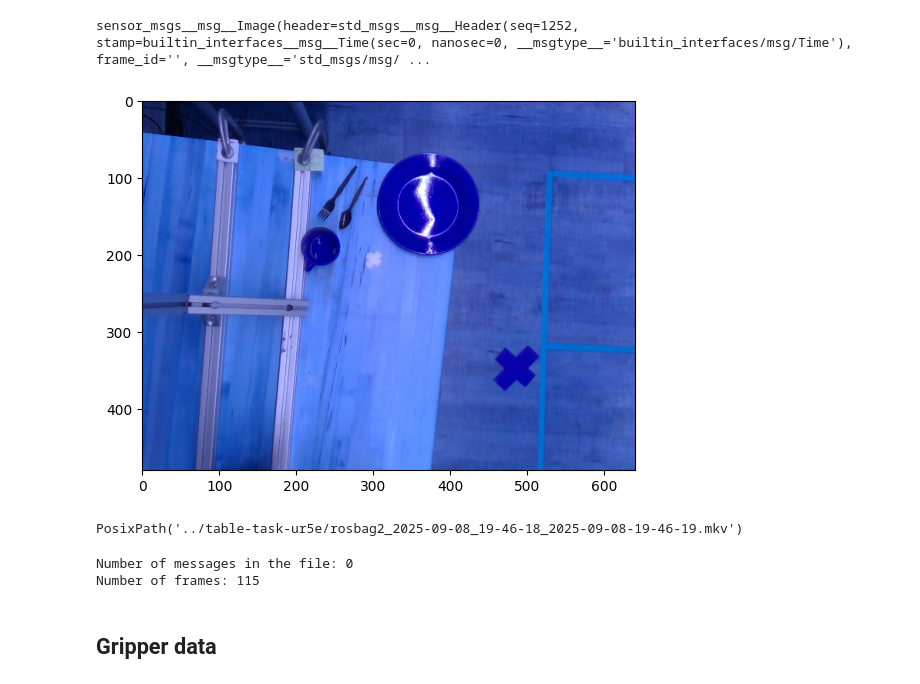
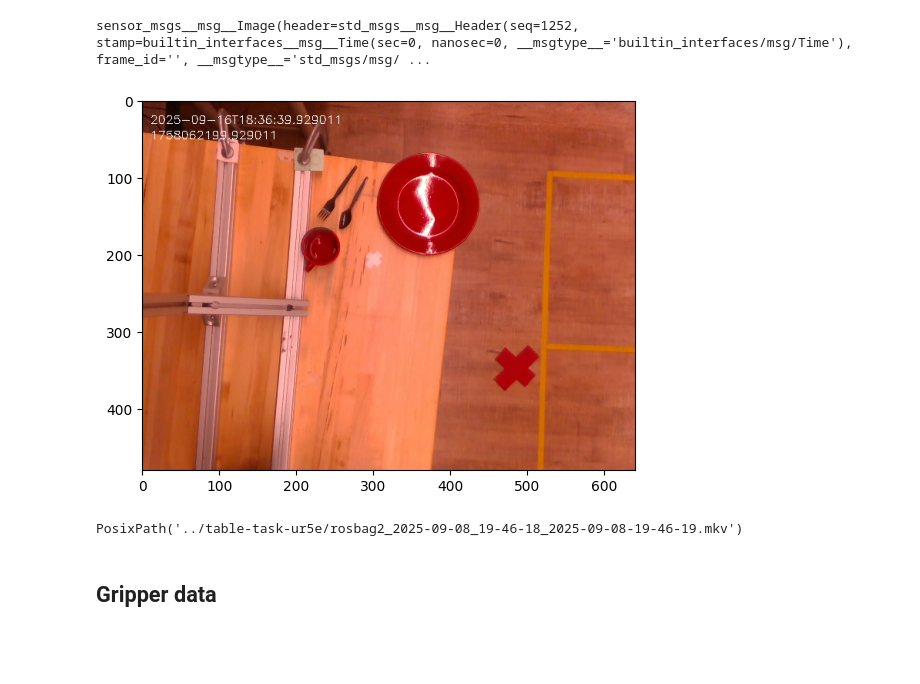
Before and after one commit to AlexanderHIth/temporaryforLSTMTesting, a Jupyter notebook: explore-ur5e-table-task.ipynb, the cells around one changed output. Drawn from its saved outputs; the diff is of its cells as text; code cells hidden in the pictures; blank space fills up the shorter version.

Commit message:
feat: overlay timestamp on top of video

```diff
--- a/explore-ur5e-table-task.ipynb
+++ b/explore-ur5e-table-task.ipynb
@@ -160,12 +161,42 @@ with AnyReader([bagfile], default_typestore=typestore) as reader:
 # %% [output]
 sensor_msgs__msg__Image(header=std_msgs__msg__Header(seq=1252, stamp=builtin_interfaces__msg__Time(sec=0, nanosec=0, __msgtype__='builtin_interfaces/msg/Time'), frame_id='', __msgtype__='std_msgs/msg/ ...
 # %%
+# Convert array to image
 img_arr = msg.data.reshape((msg.height, msg.width, 3))
-img = Image.fromarray(img_arr)
+# img = Image.fromarray(img_arr)
+img = cv2.cvtColor(img_arr, cv2.COLOR_BGR2RGB)
+
+# Add timestamp overlay on image
+font = cv2.FONT_HERSHEY_SIMPLEX
+ts = datetime.datetime.now()
+txt1 = ts.isoformat()
+txt2 = str(ts.timestamp())
+fontScale = 0.5
+white = (255, 255, 255)
+fontthickness = 1
+cv2.putText(
+    img=img,
+    text=txt1,
+    org=(10, 30),
+    fontFace=font,
+    fontScale=fontScale,
+    color=white,
+    thickness=fontthickness,
+)
+cv2.putText(
+    img=img,
+    text=txt2,
+    org=(10, 50),
+    fontFace=font,
+    fontScale=fontScale,
+    color=white,
+    thickness=fontthickness,
+)
+
 plt.imshow(img)
 plt.show()
 # %% [output]
-[figure, old version]
+[figure, new version]
 # %%
 extension = "mkv"
 video_path = bagfile.parent / (bagfile.stem + "." + extension)
@@ -175,34 +206,58 @@ PosixPath('../table-task-ur5e/rosbag2_2025-09-08_19-46-18_2025-09-08-19-46-19.mk
 # %%
 # Initialize video writer
 fourcc = cv2.VideoWriter_fourcc(*"mp4v")  # Use 'mp4v' for MP4 format
-video = cv2.VideoWriter(video_path, fourcc, 20, (msg.width, msg.height))
+video = cv2.VideoWriter(
+    filename=video_path, fourcc=fourcc, fps=20, frameSize=(msg.width, msg.height)
+)
 
 # Create a type store to use if the bag has no message definitions.
 typestore = get_typestore(Stores.ROS1_NOETIC)
 
-frame_no = 0
-
 # Create reader instance and open for reading.
 with AnyReader([bagfile], default_typestore=typestore) as reader:
     connections = [x for x in reader.connections if x.topic == "/imu_raw/Imu"]
-    print(f"Number of messages in the file: {len(connections)}")
     for connection, timestamp, rawdata in reader.messages(connections=connections):
         msg = reader.deserialize(rawdata, connection.msgtype)
         # print(msg.header.frame_id
         if connection.msgtype == "sensor_msgs/msg/Image":
             frame = msg.data.reshape((msg.height, msg.width, 3))
-            frame_no += 1
-            # img = Image.fromarray(img_arr)
+
+            current_ts = pd.to_datetime(timestamp, utc=True).tz_convert("EST")
+
+            img = cv2.cvtColor(frame, cv2.COLOR_BGR2RGB)
+
+            # Add timestamp overlay on image
+            font = cv2.FONT_HERSHEY_SIMPLEX
+            txt1 = current_ts.isoformat()
+            txt2 = str(current_ts.timestamp())
+            fontScale = 0.5
+            white = (255, 255, 255)
+            fontthickness = 1
+            cv2.putText(
+                img=img,
+                text=txt1,
+                org=(10, 30),
+                fontFace=font,
+                fontScale=fontScale,
+                color=white,
+                thickness=fontthickness,
+            )
+            cv2.putText(
+                img=img,
+                text=txt2,
+                org=(10, 50),
+                fontFace=font,
+                fontScale=fontScale,
+                color=white,
+                thickness=fontthickness,
+            )
+
             # Add images to the video
-            video.write(frame)
+            video.write(img)
 
 # Release the video writer
 video.release()
 cv2.destroyAllWindows()
-print(f"Number of frames: {frame_no}")
-# %% [output]
-Number of messages in the file: 0
-Number of frames: 115
 # %% [markdown]
 ## Gripper data
 # %%
```
Also changed, not shown: parts of 1 cell of this notebook, 1 other file.
